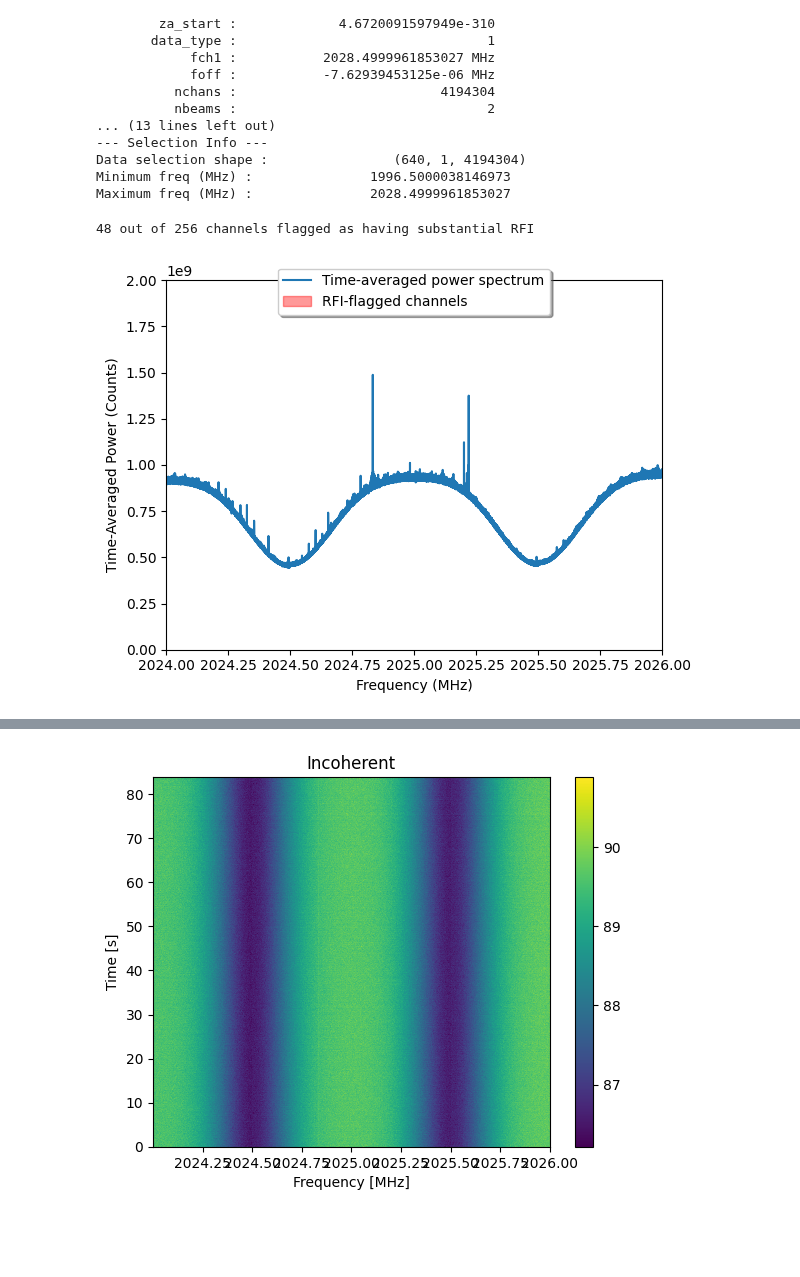
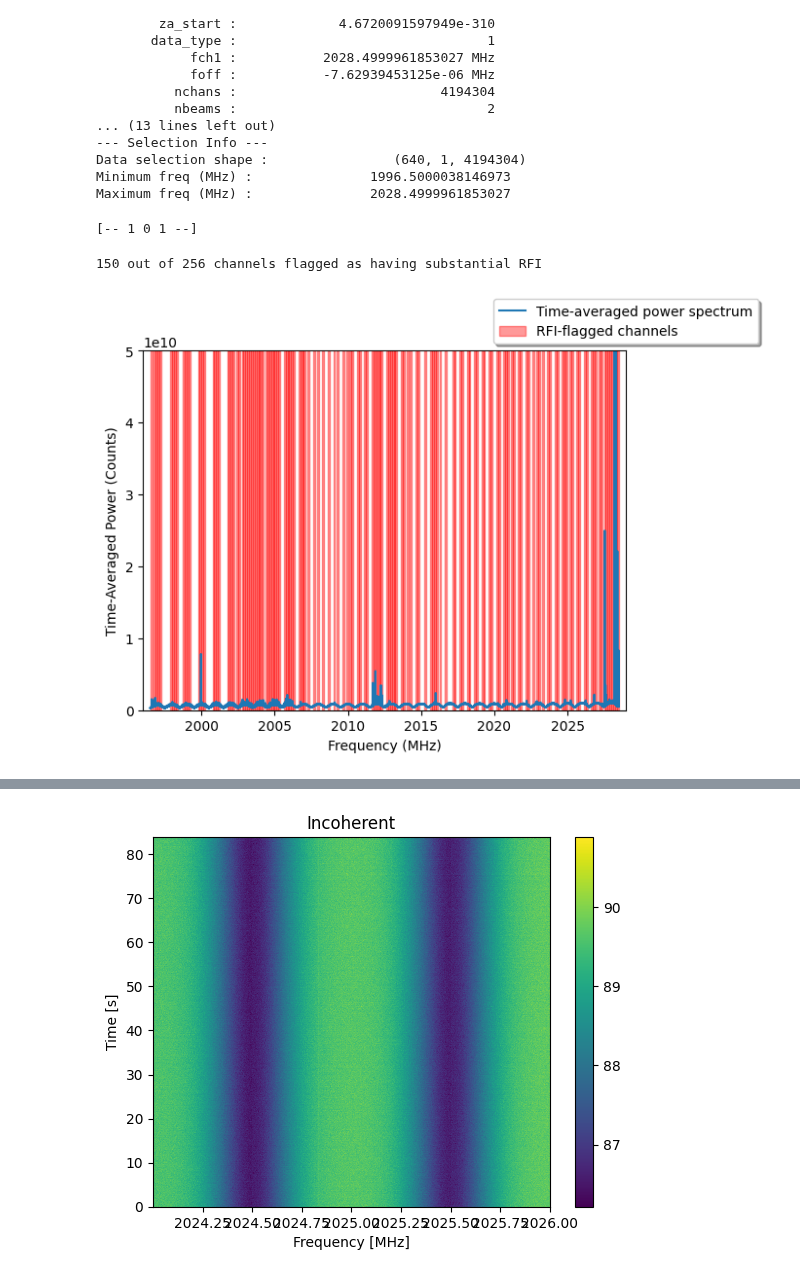
Before and after one commit to jareds-laf/playing-with-cosmic-data, a Jupyter notebook: filterbank/filterbank_rfi_id_kurtosis.ipynb, the cells around one changed output, grey strips where cells are left out. Saved outputs shown, nothing was run; the diff lists cells and outputs as text; code cells hidden in the pictures; blank space fills up the shorter version.

Commit message:
Some more QoL changes to graphs, also fixed function to include high *negative* kurtosis, as well :)

```diff
--- a/filterbank/filterbank_rfi_id_kurtosis.ipynb
+++ b/filterbank/filterbank_rfi_id_kurtosis.ipynb
@@ -148,31 +180,6 @@ def plot_tavg_kurtosis(wf_in, n_divs=128):
 # %%
-def mask_kurtosis(wf_in, n_divs=128, threshold=50):
-    # This function flags bins with high kurtosis (i.e., heavy RFI) and returns the necessary information about
-    # these bins.
-    # wf_in: See get_tavg_kurtosis() function definition
-    # n_divs: See get_tavg_kurtosis() function definition
-    # threshold: Minimum kurtosis for a channel to be flagged as 'RFI-heavy'
-
-    # Get bin and kurtosis information
-    bins, kurts = get_tavg_kurtosis(wf_in, n_divs)
-
-    # masked_kurts is an array that has all channels with kurtosis > threshold masked
-    masked_kurts = ma.masked_greater(kurts, threshold)
-    mask = ma.getmask(masked_kurts)
-
-
-#     print(f'{mask}')
-    # flagged_bins is an array that has the frequencies of the channels with kurtosis > threshold
-    # flagged_kurts masks the opposite elements as masked_kurts
-    flagged_bins = ma.masked_array(bins, mask=~mask)
-    flagged_kurts = ma.masked_array(kurts, mask=~mask)
-
-
-
-    # Summary of returned variables:
-    # flagged_bins: Channels with high kurtosis (i.e., high RFI)
-    # flagged_kurts: Kurtosis of each channel that was flagged as having high RFI
-    # masked_kurts: Kurtosis of all channels where high RFI channels were masked out
-    # mask: The mask used to generate masked_kurts
-    return flagged_bins, flagged_kurts, masked_kurts, mask
+array = [-2,-1,0,1,2]
+print(ma.masked_greater(np.abs(array), 1))
+# %% [output]
+[-- 1 0 1 --]
 # %%
@@ -211,7 +218,7 @@ def plot_mask_kurtosis(wf_in, n_divs=128, threshold=50, unfiltered=True, not_rfi
 # %%
 def plot_tavg_powertemp(wf_in,
                     f_start=0, f_stop=6000,
-                    p_start=0, p_stop=5*10**10, n_divs=128, threshold=50):
+                    p_start=0, p_stop=5*10**10, n_divs=128, threshold=50, show_filtered=True):
     # Plot the time-averaged power spectrum for a given blimpy waterfall object
     # wf: The desired input waterfall object
     # t: The integration number
@@ -238,27 +245,30 @@ def plot_tavg_powertemp(wf_in,
 
     # Grab info for RFI masking
     bins, kurts = get_tavg_kurtosis(wf_in, n_divs)
-    flagged_bins, flagged_kurts, masked_kurts, mask = mask_kurtosis(wf_in, n_divs, threshold)
+    flagged_bins, flagged_kurts, masked_kurts, mask = get_mask_kurtosis(wf_in, n_divs, threshold)
 
     # Plot frequency bins that were flagged as RFI
-    full_freq_range = np.amax(wf_in.get_freqs()) - np.amin(wf_in.get_freqs())
+    if show_filtered == True:
+        full_freq_range = np.amax(wf_in.get_freqs()) - np.amin(wf_in.get_freqs())
 
-    bin_width = full_freq_range / n_divs
+        bin_width = full_freq_range / n_divs
 
-    for rfi_bin in flagged_bins:
-        xmin = rfi_bin
-        xmax = rfi_bin + bin_width
-        flagged_line = plt.axvspan(xmin=xmin, xmax=xmax, ymin=0, ymax=0.5, color='red', alpha=0.4,mouseover=True)
+        for rfi_bin in flagged_bins:
+            xmin = rfi_bin
+            xmax = rfi_bin + bin_width
+            flagged_line = plt.axvspan(xmin=xmin, xmax=xmax, ymin=0, ymax=1, color='red', alpha=0.4,mouseover=True)
 
-    print(f'{len(np.where(mask == True)[0])} out of {n_divs} channels flagged as having substantial RFI')
-    flagged_line.set_label('RFI-flagged channels')
+        flagged_line.set_label('RFI-flagged channels')
 
-    ax.legend(fancybox=True,shadow=True, loc='upper center', bbox_to_anchor=(0.5, 1.05), ncols=1)
+        ax.legend(fancybox=True,shadow=True, loc='lower center', bbox_to_anchor=(1, 1), ncols=1)
+    else:
+        ax.legend(fancybox=True,shadow=True, loc='lower center', bbox_to_anchor=(1, 1), ncols=1)
+
 #     disconnect_zoom = zoom_factory(ax)
 #     pan_handler = panhandler(fig)
 #     display(fig.canvas)
 # %%
-plot_tavg_powertemp(water5, f_start=2024, f_stop=2026, p_start=0, p_stop=0.2*10**10,  n_divs=256, threshold=20)
+plot_tavg_powertemp(water5, f_start=f_min, f_stop=f_max,  n_divs=256, threshold=1, show_filtered=True)
 # %% [output]
-48 out of 256 channels flagged as having substantial RFI
+150 out of 256 channels flagged as having substantial RFI
-[figure, old version]
+[figure, new version]
```
Also changed, not shown: parts of 7 cells of this notebook.
